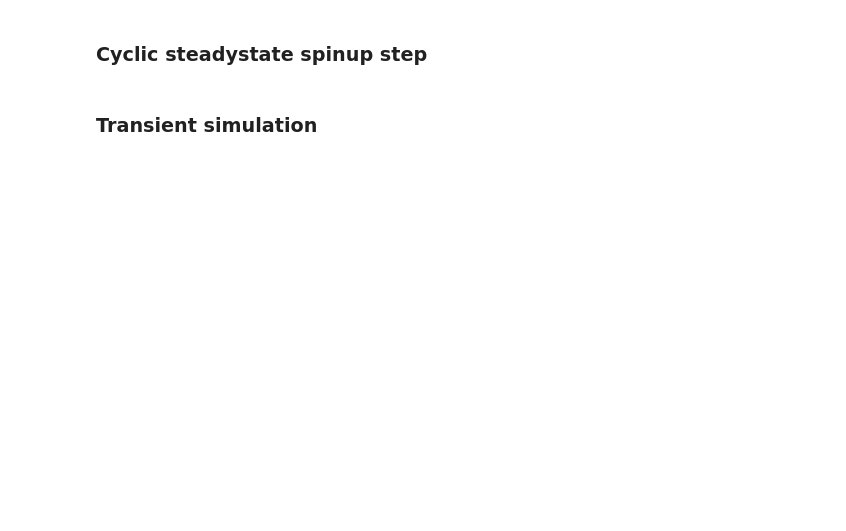
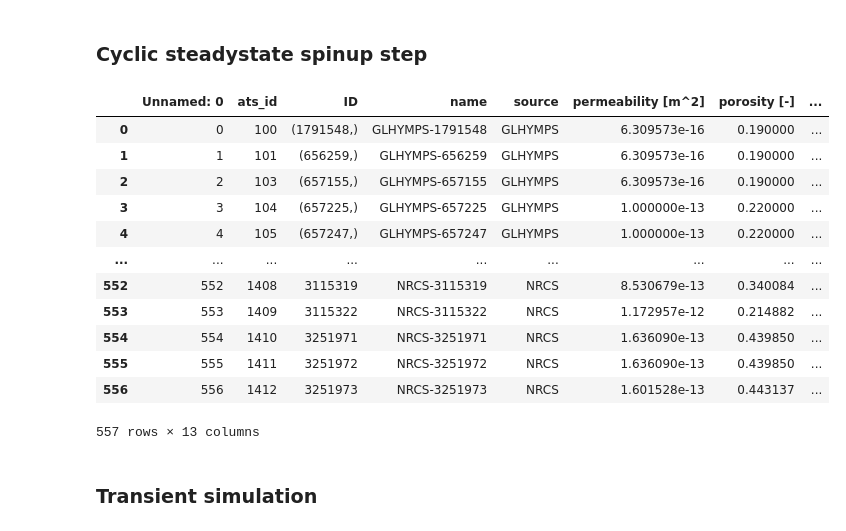
Before and after one commit to environmental-modeling-workflows/PacWest-RDT, a Jupyter notebook: RussianRiver/workflow/07_input_files.ipynb, the cells around one changed output. Drawn from its saved outputs; the diff is of its cells as text; code cells hidden in the pictures; blank space fills up the shorter version.

```diff
--- a/RussianRiver/workflow/07_input_files.ipynb
+++ b/RussianRiver/workflow/07_input_files.ipynb
@@ -138,0 +148,10 @@ max_vg_alpha = 1.e-3 # max value of van Genuchten's alpha -- our correlation is
+# %%
+# read in filenames
+filenames = dict()
+for run in range(1, 7):
+    local_filenames_name = fromOutput(f'{run:02}_output_filenames.txt')
+    with open(local_filenames_name, 'rb') as fid:
+        local_dict = pickle.load(fid)
+        filenames.update(local_dict)
+
+display(pd.DataFrame({'keys':filenames.keys(), 'filenames':filenames.values()}))
@@ -323,4 +416,21 @@ os.makedirs(rundir, exist_ok=True)
 # %% [markdown]
 ### Cyclic steadystate spinup step
+# %%
+subsurface_props_used = pd.read_csv(fromOutput(filenames['subsurface properties']))
+subsurface_props_used
+# %% [output]
+|  | Unnamed: 0 | ats_id | ID | name | source | permeability [m^2] | porosity [-] | ... |
+| 0 | 0 | 100 | (1791548,) | GLHYMPS-1791548 | GLHYMPS | 6.309573e-16 | 0.190000 | ... |
+| 1 | 1 | 101 | (656259,) | GLHYMPS-656259 | GLHYMPS | 6.309573e-16 | 0.190000 | ... |
+| 2 | 2 | 103 | (657155,) | GLHYMPS-657155 | GLHYMPS | 6.309573e-16 | 0.190000 | ... |
+| 3 | 3 | 104 | (657225,) | GLHYMPS-657225 | GLHYMPS | 1.000000e-13 | 0.220000 | ... |
+| 4 | 4 | 105 | (657247,) | GLHYMPS-657247 | GLHYMPS | 1.000000e-13 | 0.220000 | ... |
+| ... | ... | ... | ... | ... | ... | ... | ... | ... |
+| 552 | 552 | 1408 | 3115319 | NRCS-3115319 | NRCS | 8.530679e-13 | 0.340084 | ... |
+| 553 | 553 | 1409 | 3115322 | NRCS-3115322 | NRCS | 1.172957e-12 | 0.214882 | ... |
+| 554 | 554 | 1410 | 3251971 | NRCS-3251971 | NRCS | 1.636090e-13 | 0.439850 | ... |
+| 555 | 555 | 1411 | 3251972 | NRCS-3251972 | NRCS | 1.636090e-13 | 0.439850 | ... |
+| 556 | 556 | 1412 | 3251973 | NRCS-3251973 | NRCS | 1.601528e-13 | 0.443137 | ... |
+557 rows × 13 columns
 # %% [markdown]
 ### Transient simulation
```
Also changed, not shown: parts of 13 cells of this notebook, 3 other files.
